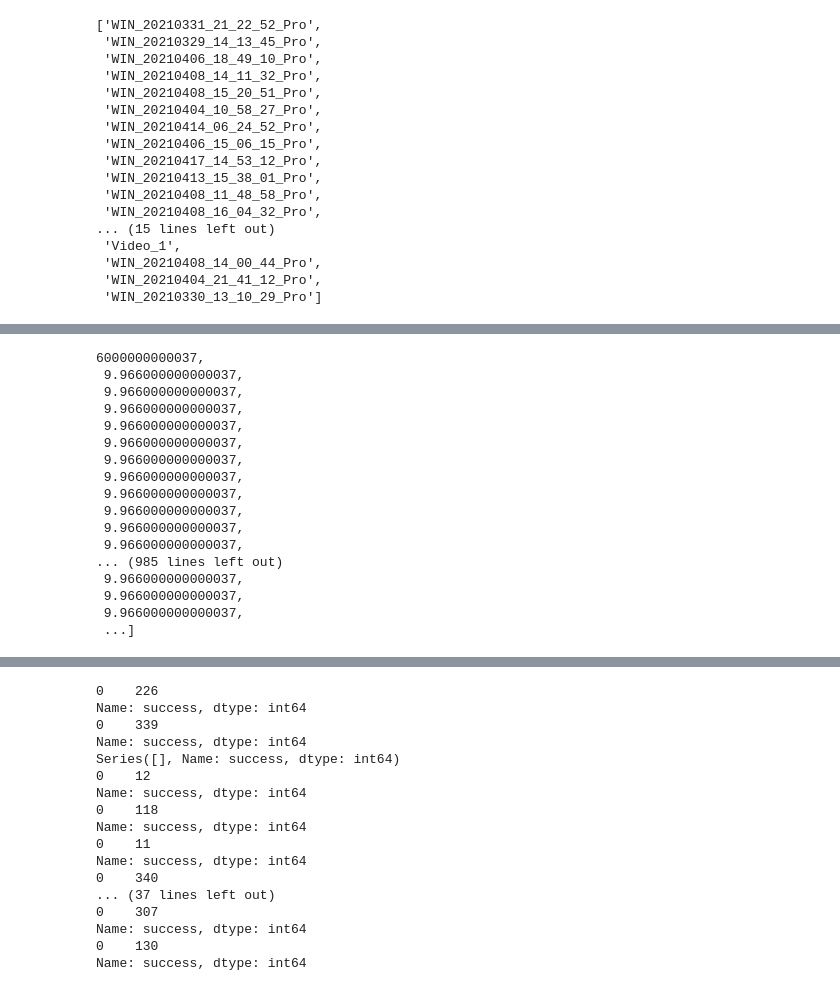
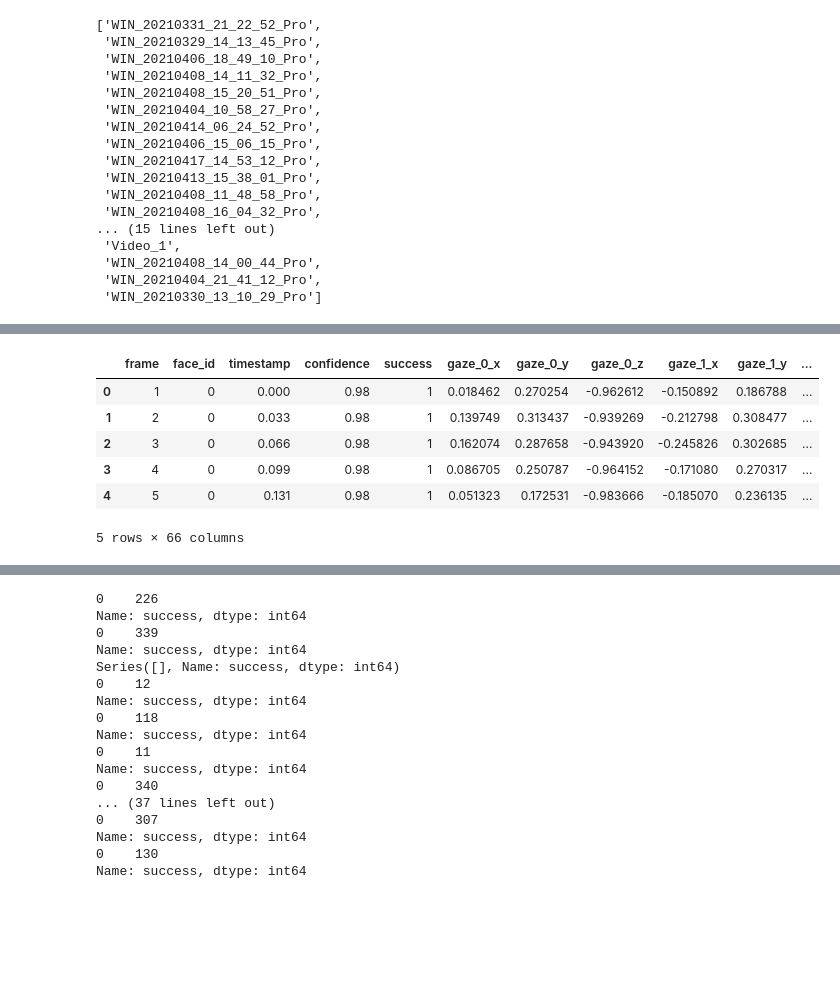
Before and after one commit to Projet-Fil-Rouge-AFPA/filrouge, a Jupyter notebook: Notebook_Valentina.ipynb, the cells around one changed output, grey strips where cells are left out. Cells and saved outputs as stored; diff of their text form; code cells hidden in the pictures; blank space fills up the shorter version.

```diff
--- a/Notebook_Valentina.ipynb
+++ b/Notebook_Valentina.ipynb
@@ -120,12 +83,0 @@ NameError: name 'create_df_difference_timestamp' is not defined
-# %%
-list_df[0]=list_df[0].copy()
-L=[]
-diapos = [1,8,9,10,11,12,17, 18]
-for j in diapos:
-    lj=list_df[0].index[list_df[0]['diapo'] == j].tolist()
-    tempj = list_df[0].loc[lj[-1],'timestamp']-list_df[0].loc[lj[0], 'timestamp']
-
-    Lj = list(repeat(tempj, len(lj)))
-    L+=Lj
-list_df[0]["duration"]= L
-list_df[0]
@@ -134,21 +83,0 @@ True
-# %%
-def create_df_difference_timestamp(df):
-    """Takes a dataframe which has the column diapo and add a column "duration".
-    This new column contains the duration of each diapo, therefore
-    it is a column which has a numer of values equal to the number of different diapos
-
-    Parameters
-     ----------
-    df: Dataframe
-    Name of the dataframe"""
-    df=df.copy()
-    L=[]
-    diapos = [1,8,9,10,11,12,17, 18]
-    for j in diapos:
-        lj=df.index[df['diapo'] == j].tolist()
-        tempj = df.loc[lj[-1],'timestamp']-df.loc[lj[0], 'timestamp']
-
-        Lj = list(repeat(tempj, len(lj)))
-        L+=Lj
-    df["duration"]= L
-    return df
@@ -221,29 +84,21 @@ df= list_df[2]
-# %%
-lj=df.index[df['diapo'] == 1].tolist()
-distj=0
-for i in lj[:-1]:
-    distj+= abs(df.loc[i, "pose_Rx"]-df.loc[i+1, "pose_Rx"])
-    #print(distj)
-Lj = list(repeat(distj, len(lj)))
-Lj
-# %% [output]
-6000000000037,
- 9.966000000000037,
- 9.966000000000037,
- 9.966000000000037,
- 9.966000000000037,
- 9.966000000000037,
- 9.966000000000037,
- 9.966000000000037,
- 9.966000000000037,
- 9.966000000000037,
- 9.966000000000037,
- 9.966000000000037,
-... (985 lines left out)
- 9.966000000000037,
- 9.966000000000037,
- 9.966000000000037,
- ...]
+# %%
+df = list_df[1]
+df =create_df_difference_timestamp(df)
+df = create_df_distances_head(df)
+df = create_df_distances_gaze(df)
+df= create_df_distances_pose_x(df)
+df= create_df_distances_pose_y(df)
+df=create_df_distances_pose_z(df)
+# %%
+df.head()
+# %% [output]
+|  | frame | face_id | timestamp | confidence | success | gaze_0_x | gaze_0_y | gaze_0_z | gaze_1_x | gaze_1_y | ... |
+| 0 | 1 | 0 | 0.000 | 0.98 | 1 | 0.018462 | 0.270254 | -0.962612 | -0.150892 | 0.186788 | ... |
+| 1 | 2 | 0 | 0.033 | 0.98 | 1 | 0.139749 | 0.313437 | -0.939269 | -0.212798 | 0.308477 | ... |
+| 2 | 3 | 0 | 0.066 | 0.98 | 1 | 0.162074 | 0.287658 | -0.943920 | -0.245826 | 0.302685 | ... |
+| 3 | 4 | 0 | 0.099 | 0.98 | 1 | 0.086705 | 0.250787 | -0.964152 | -0.171080 | 0.270317 | ... |
+| 4 | 5 | 0 | 0.131 | 0.98 | 1 | 0.051323 | 0.172531 | -0.983666 | -0.185070 | 0.236135 | ... |
+5 rows × 66 columns
 # %%
 df=list_dataframes[0]
 # %%
```
Also changed, not shown: parts of 9 cells of this notebook, 1 other file.
